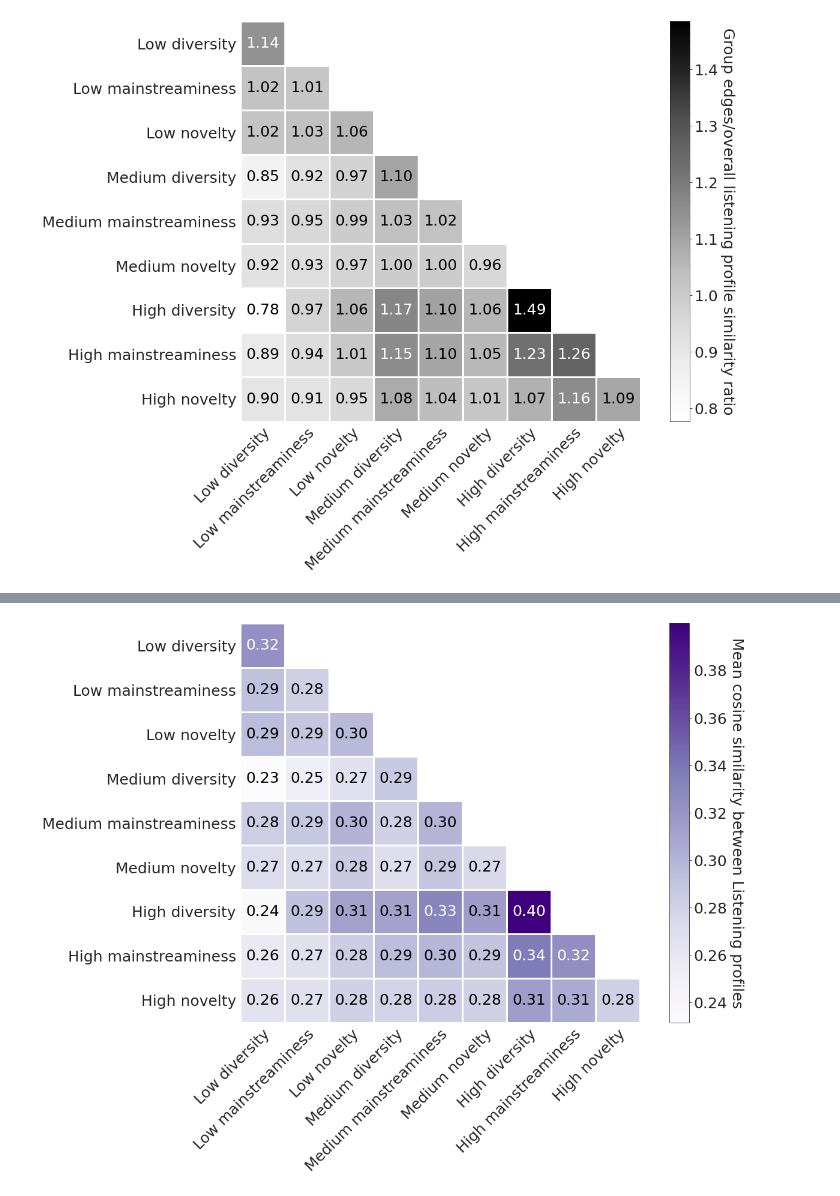
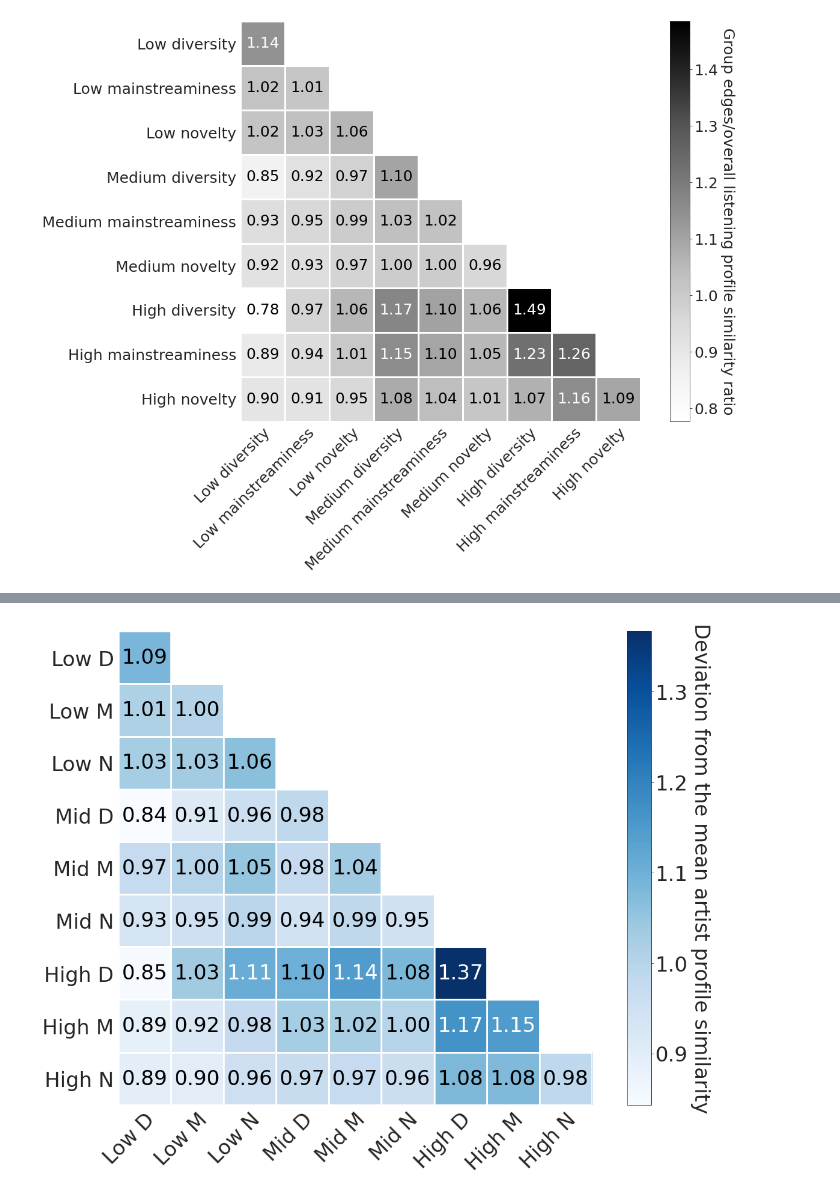
Before and after one commit to tduricic/homophily-lastfm, a Jupyter notebook: notebooks/homophily.ipynb, the cells around one changed output, grey strips where cells are left out. Cells and saved outputs as stored; diff of their text form; code cells hidden in the pictures.

```diff
--- a/notebooks/homophily.ipynb
+++ b/notebooks/homophily.ipynb
@@ -515,8 +374,5 @@ plt.savefig('figures/real_edges_all_user_groups.pdf',dpi=300, bbox_inches = "tig
 plt.show()
 # %% [output]
 [figure]
-# %%
-plt.rcParams.update({'figure.figsize' : (18,13.5)})
-plt.rcParams.update({'font.size': 25})
 # %%
 plt.rcParams.update({'figure.figsize' : (18,13.5), 'font.size': 34})
@@ -676,7 +517,5 @@ plt.show()
 # %%
 plt.rcParams.update({'figure.figsize' : (18,13.5), 'font.size': 34})
-indices = ['Low diversity', 'Low mainstreaminess', 'Low novelty', 'Medium diversity', 'Medium mainstreaminess', 'Medium novelty', 'High diversity', 'High mainstreaminess', 'High novelty']
-indices_short = ['Low D', 'Low M', 'Low N', 'Mid D', 'Mid M', 'Mid N', 'High D', 'High M', 'High N']
 metric = 'cosine_similarity_UAM_nmf_diff_to_median'
 values = np.zeros((len(indices), len(indices)))
 for i in range(len(indices)):
@@ -685,7 +524,6 @@ for i in range(len(indices)):
             values[i,j] = np.nan
         else:
             values[i,j] = results[(indices[i], indices[j])][metric]
-# values = np.array([[1.33871,0.9094,0.7548],[0.9094, 1.01024,0.9921],[0.75481,0.9921,1.22287]])
 
 fig, ax = plt.subplots()
 ax.spines['top'].set_visible(False)
@@ -698,6 +536,6 @@ im, cbar = heatmap(values, indices_short, indices_short, ax=ax,
 texts = annotate_heatmap(im, valfmt="{x:.2f}")
 
 fig.tight_layout()
-plt.savefig('figures/UAM_nmf_median_cosine_all_user_groups_ratio.pdf',dpi=300, bbox_inches = "tight")
+plt.savefig('../figures/UAM_nmf_median_cosine_all_user_groups_ratio.pdf',dpi=300, bbox_inches = "tight")
 plt.show()
 # %% [output]
@@ -838,7 +712,7 @@ for i in range(len(indices)):
             values[i,j] = np.nan
         else:
             # results_conf
-            values[i,j] = results_shuffled_mul[(indices[i], indices[j])][metric]
+            values[i,j] = results_conf[(indices[i], indices[j])][metric]
 
 fig, ax = plt.subplots()
 ax.spines['top'].set_visible(False)
@@ -960,6 +823,6 @@ shuffled_links_mul_random_df_9 = pd.DataFrame(shuffled_links_mul_random_df)
 # %%
-users1_shuffled_mul_df = pd.DataFrame([x for x in shuffled_links_mul_random_df_9.user1_user_id.values]).rename(columns={0:'user_id'}).merge(users_df, how='left', on='user_id').add_prefix('user1_')
-users2_shuffled_mul_df = pd.DataFrame([x for x in shuffled_links_mul_random_df_9.user2_user_id.values]).rename(columns={0:'user_id'}).merge(users_df, how='left', on='user_id').add_prefix('user2_')
-links_shuffled_mul_df_9 = pd.concat([users1_shuffled_mul_df, users2_shuffled_mul_df.set_index(users1_shuffled_mul_df.index)], axis=1)
-links_shuffled_mul_df_9['label'] = 1
-links_shuffled_mul_df_9 = calculate_cosine_similarity_for_vector_features(links_shuffled_mul_df_9, ['allmusic_genre_array', 'freebase_nmf_array', 'UAM_nmf_array'])
+users1_shuffled_mul_df = pd.DataFrame([x for x in shuffled_links_mul_random_df.user1_user_id.values]).rename(columns={0:'user_id'}).merge(users_df, how='left', on='user_id').add_prefix('user1_')
+users2_shuffled_mul_df = pd.DataFrame([x for x in shuffled_links_mul_random_df.user2_user_id.values]).rename(columns={0:'user_id'}).merge(users_df, how='left', on='user_id').add_prefix('user2_')
+links_shuffled_mul_df = pd.concat([users1_shuffled_mul_df, users2_shuffled_mul_df.set_index(users1_shuffled_mul_df.index)], axis=1)
+links_shuffled_mul_df['label'] = 1
+links_shuffled_mul_df = calculate_cosine_similarity_for_vector_features(links_shuffled_mul_df, ['allmusic_genre_array', 'freebase_nmf_array', 'UAM_nmf_array'])
@@ -1017,33 +920,41 @@ for key1 in keys:
 # %%
-plt.rcParams.update({'figure.figsize' : (18,13.5), 'font.size': 25})
-indices = ['Low diversity', 'Low mainstreaminess', 'Low novelty', 'Medium diversity', 'Medium mainstreaminess', 'Medium novelty', 'High diversity', 'High mainstreaminess', 'High novelty']
+plt.rcParams.update({'figure.figsize' : (18,13.5), 'font.size': 34})
+indices_short = ['Low D', 'Low M', 'Low N', 'Mid D', 'Mid M', 'Mid N', 'High D', 'High M', 'High N']
 # indices = ['Diversity low', 'Mainstreaminess low', 'Novelty low', 'Diversity medium', 'Mainstreaminess medium', 'Novelty medium', 'Diversity high', 'Mainstreaminess high', 'Novelty high']
-metric = 'cosine_similarity_UAM_nmf_mean'
+metric = 'cosine_similarity_UAM_nmf_diff_to_mean'
 # cosine_similarity_freebase_nmf_mean
 # cosine_similarity_allmusic_mean
 # cosine_similarity_UAM_nmf_mean
 values = np.zeros((len(indices), len(indices)))
 for i in range(len(indices)):
     for j in range(len(indices)):
         if j > i:
             values[i,j] = np.nan
         else:
-            values[i,j] = results_shuffled_mul[(indices[i], indices[j])][metric]
-# values = np.array([[1.33871,0.9094,0.7548],[0.9094, 1.01024,0.9921],[0.75481,0.9921,1.22287]])
+            values[i,j] = (results_shuffled_mul[(indices[i], indices[j])][metric]) # + \
+            # results_shuffled_mul_1[(indices[i], indices[j])][metric] + \
+            # results_shuffled_mul_2[(indices[i], indices[j])][metric] + \
+            # results_shuffled_mul_3[(indices[i], indices[j])][metric] + \
+            # results_shuffled_mul_4[(indices[i], indices[j])][metric] + \
+            # results_shuffled_mul_5[(indices[i], indices[j])][metric] + \
+            # results_shuffled_mul_6[(indices[i], indices[j])][metric] + \
+            # results_shuffled_mul_7[(indices[i], indices[j])][metric] + \
+            # results_shuffled_mul_8[(indices[i], indices[j])][metric] + \
+            # results_shuffled_mul_9[(indices[i], indices[j])][metric]) / 10
 
 fig, ax = plt.subplots()
 ax.spines['top'].set_visible(False)
 ax.spines['right'].set_visible(False)
 ax.spines['bottom'].set_visible(False)
 ax.spines['left'].set_visible(False)
 
-im, cbar = heatmap(values, indices, indices, ax=ax,
-                   cmap="Purples", cbarlabel="Mean cosine similarity between Listening profiles",
+im, cbar = heatmap(values, indices_short, indices_short, ax=ax,
+                   cmap="Blues", cbarlabel="Deviation from the mean artist profile similarity",
                   title='')
 texts = annotate_heatmap(im, valfmt="{x:.2f}")
 
 fig.tight_layout()
-# plt.savefig('figures/UAM_nmf_mean_cosine_all_user_groups.pdf',dpi=300, bbox_inches = "tight")
+plt.savefig('../figures/shuffled_mul_UAM_nmf_mean_cosine_all_user_groups_ratio.pdf',dpi=300, bbox_inches = "tight")
 plt.show()
 # %% [output]
-[figure, old version]
+[figure, new version]
```
Also changed, not shown: parts of 66 cells of this notebook, 8 other files.
